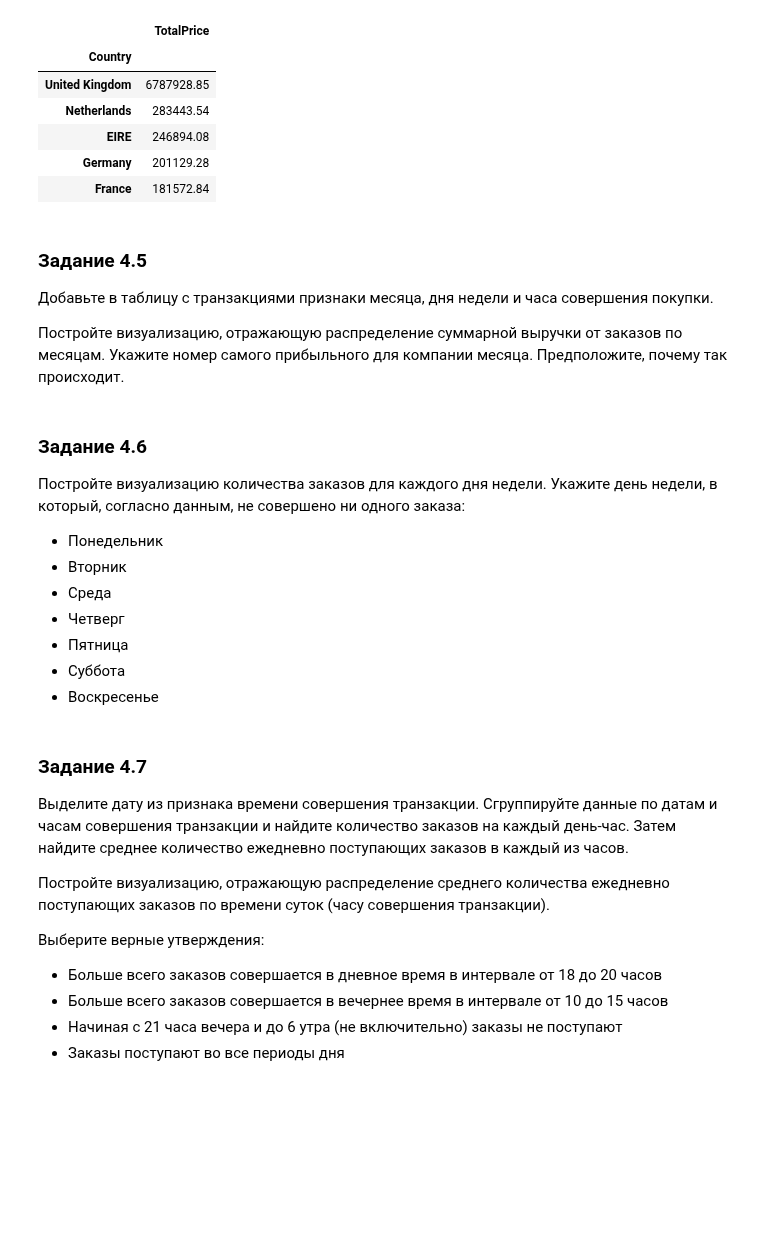
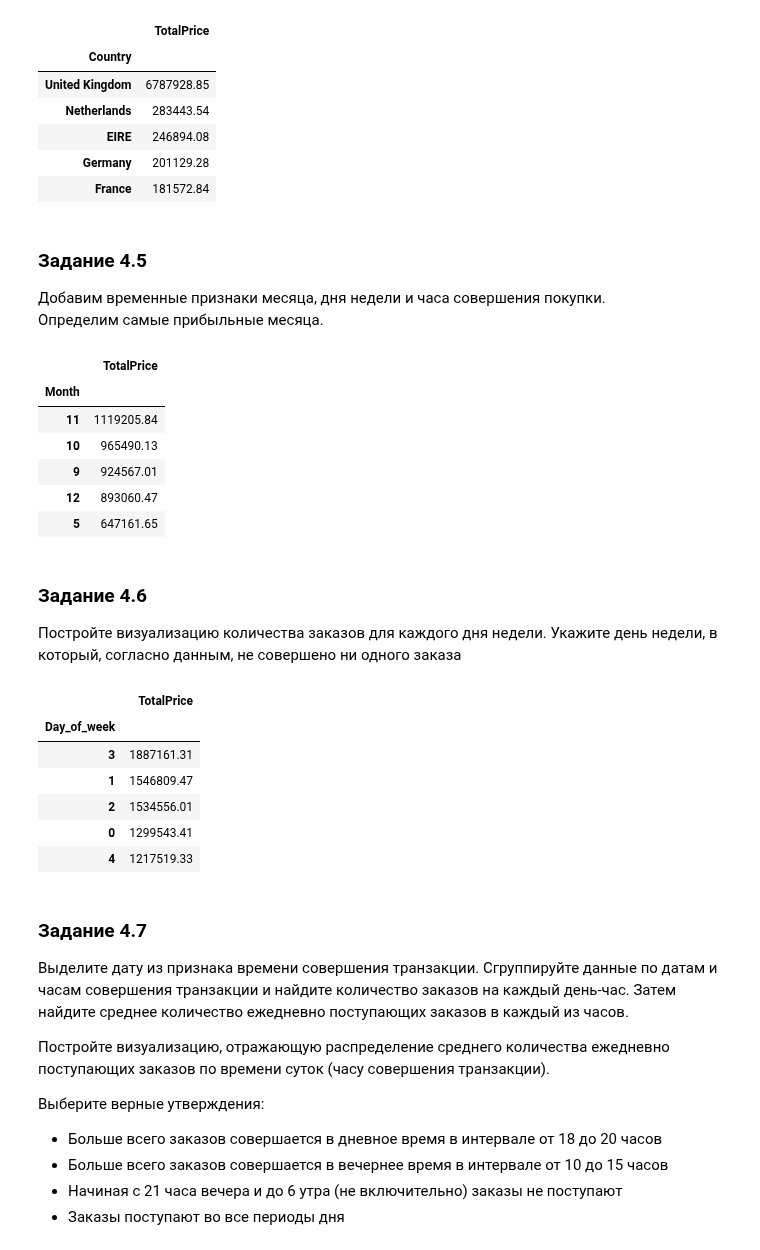
Before and after one commit to PlatArs/PROJECT-6, a Jupyter notebook: Project_6.ipynb, the cells around one changed output. Saved outputs shown, nothing was run; the diff lists cells and outputs as text; code cells hidden in the pictures; blank space fills up the shorter version.

```diff
--- a/Project_6.ipynb
+++ b/Project_6.ipynb
@@ -456,19 +456,45 @@ fig.show()
 | France | 181572.84 |
 # %% [markdown]
 ### Задание 4.5
-Добавьте в таблицу с транзакциями признаки месяца, дня недели и часа совершения покупки.
-
-Постройте визуализацию, отражающую распределение суммарной выручки от заказов по месяцам. Укажите номер самого прибыльного для компании месяца. Предположите, почему так происходит.
+Добавим временные признаки месяца, дня недели и часа совершения покупки.
+Определим самые прибыльные месяца.
+# %%
+data['Month'] = data['InvoiceDate'].dt.month
+data['Day_of_week'] = data['InvoiceDate'].dt.weekday
+data['Hour'] = data['InvoiceDate'].dt.hour
+
+month_df = data[['Month', 'TotalPrice']]
+month_df = month_df.groupby('Month').sum()
+month_df = month_df.sort_values('TotalPrice', ascending=False)
+display(month_df.head())
+fig = px.bar(month_df, x = month_df.index, y = 'TotalPrice')
+fig.show()
+# %% [output]
+|  | TotalPrice |
+| Month |  |
+| 11 | 1119205.84 |
+| 10 | 965490.13 |
+| 9 | 924567.01 |
+| 12 | 893060.47 |
+| 5 | 647161.65 |
 # %% [markdown]
 ### Задание 4.6
-Постройте визуализацию количества заказов для каждого дня недели. Укажите день недели, в который, согласно данным, не совершено ни одного заказа:
-* Понедельник
-* Вторник
-* Среда
-* Четверг
-* Пятница
-* Суббота
-* Воскресенье
+Постройте визуализацию количества заказов для каждого дня недели. Укажите день недели, в который, согласно данным, не совершено ни одного заказа
+# %%
+day_df = data[['Day_of_week', 'TotalPrice']]
+day_df = day_df.groupby('Day_of_week').sum()
+day_df = day_df.sort_values('TotalPrice', ascending=False)
+display(day_df.head())
+fig = px.bar(day_df)
+fig.show()
+# %% [output]
+|  | TotalPrice |
+| Day_of_week |  |
+| 3 | 1887161.31 |
+| 1 | 1546809.47 |
+| 2 | 1534556.01 |
+| 0 | 1299543.41 |
+| 4 | 1217519.33 |
 # %% [markdown]
 ### Задание 4.7
 Выделите дату из признака времени совершения транзакции.
```
